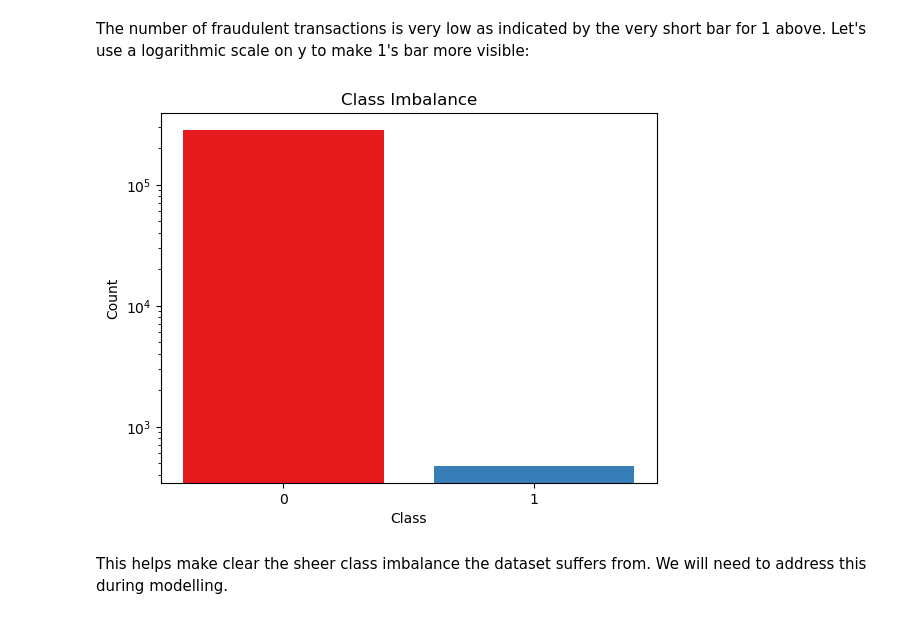
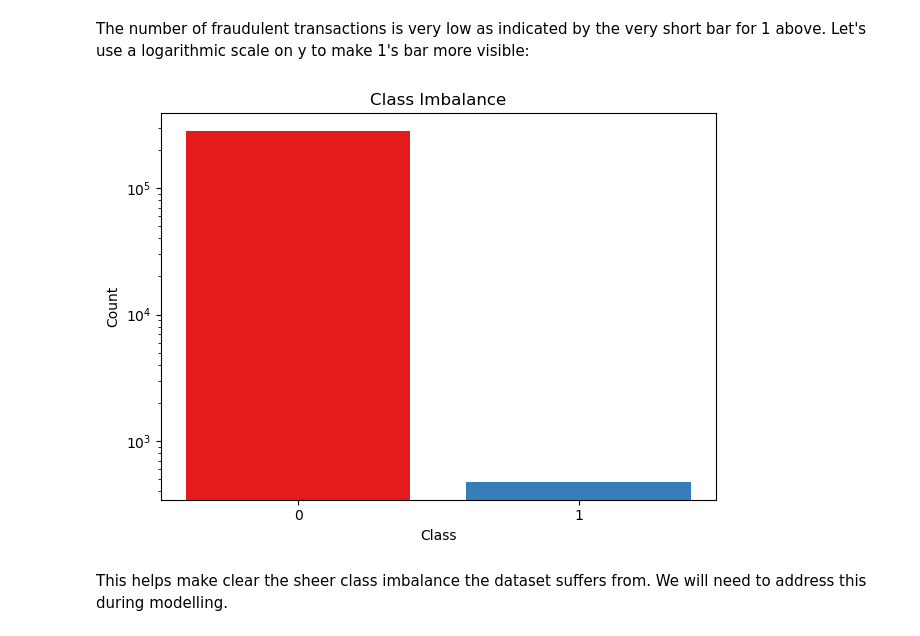
Before and after one commit to NgundoMuithya/Kaggle_Credit_Card_Fraud_Detection, a Jupyter notebook: notebook.ipynb, the cells around one changed output. Saved outputs shown, nothing was run; the diff lists cells and outputs as text; code cells hidden in the pictures.

Commit message:
Include code to save the images in the data visualization section

```diff
--- a/notebook.ipynb
+++ b/notebook.ipynb
@@ -277,15 +277,17 @@ The number of fraudulent transactions is very low as indicated by the very short
 # %%
 plt.bar(x=list(classes.keys()), height=list(classes.values), color=colors)
 
 plt.title("Class Imbalance")
 plt.xlabel('Class')
 plt.ylabel('Count')
 plt.xticks([0, 1])
 plt.yscale('log')
 
+plt.tight_layout()
+plt.savefig('./Images/Class_Imbalance.png', dpi=150)
 plt.show()
 # %% [output]
-[figure, old version]
+[figure, new version]
 # %% [markdown]
 This helps make clear the sheer class imbalance the dataset suffers from. We will need to address this during modelling.
 # %% [markdown]
```
Also changed, not shown: parts of 4 cells of this notebook.
